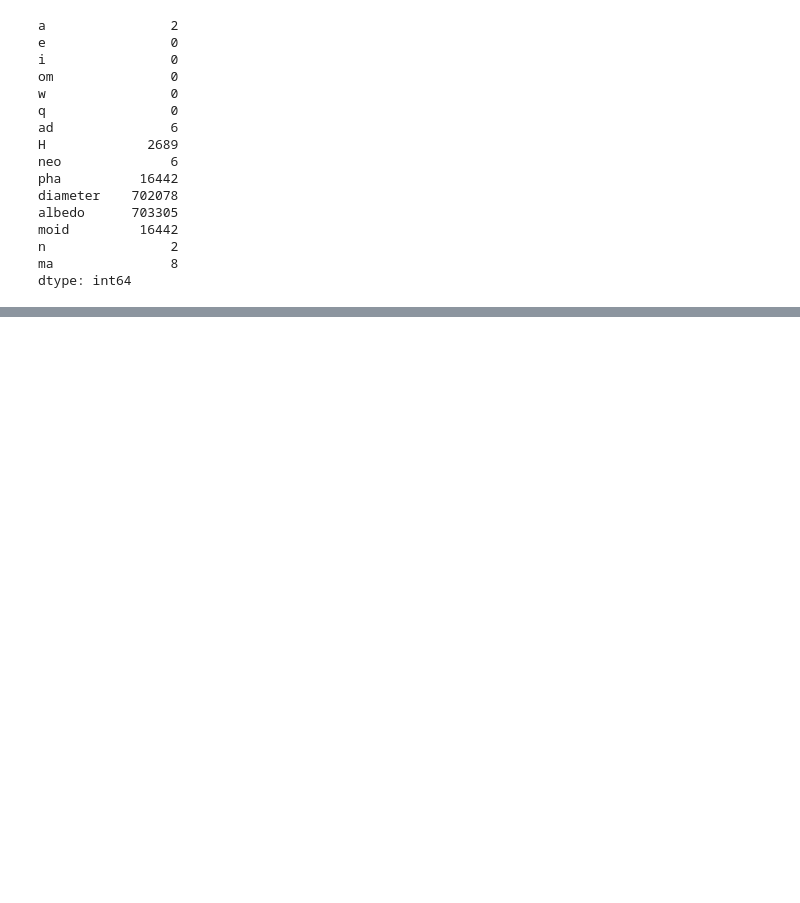
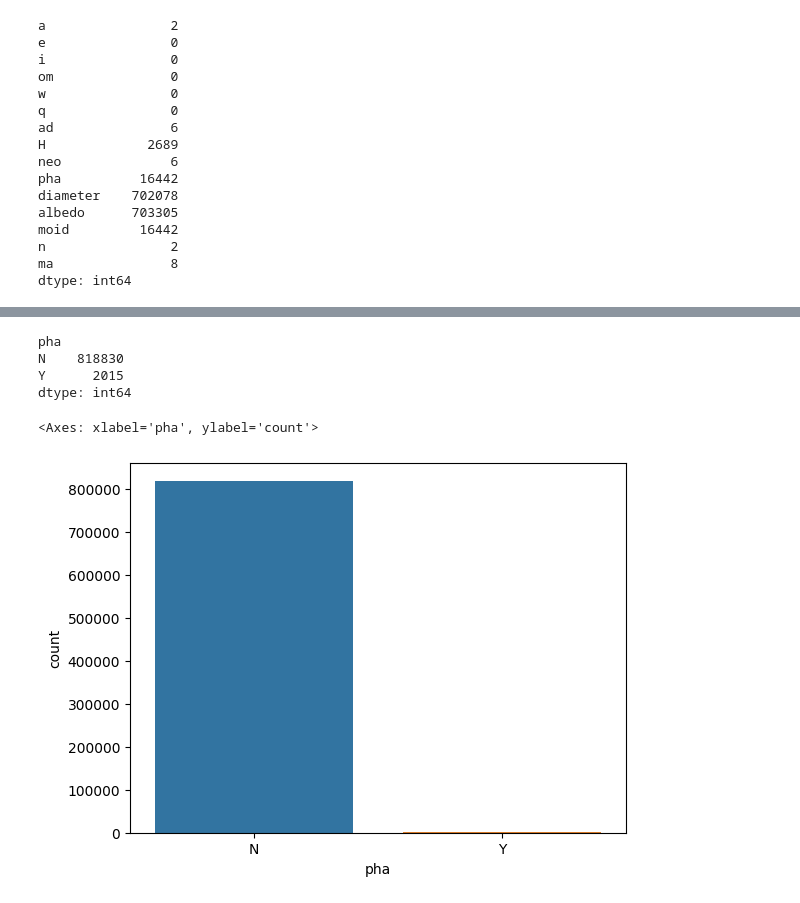
Before and after one commit to AndrijaLazic/AsteroidDetectionModel, a Jupyter notebook: Project.ipynb, the cells around one changed output, grey strips where cells are left out. Saved outputs shown, nothing was run; the diff lists cells and outputs as text; code cells hidden in the pictures; blank space fills up the shorter version.

Commit message:
Started work on data visualisation

```diff
--- a/Project.ipynb
+++ b/Project.ipynb
@@ -225,0 +262,12 @@ dataframe.info()
+# %%
+#We notice that all variables are stored as strings, and therefore, we need to transform them before we proceed with the work.
+#Transformation from string to numeric variables
+
+dataframe[dataframe.columns[0:8]] = dataframe[dataframe.columns[0:8]].astype(float)
+dataframe[dataframe.columns[10:14]] = dataframe[dataframe.columns[10:14]].astype(float)
+
+#Transformation from string to categorical variables
+dataframe["pha"] = dataframe["pha"].astype("category")
+dataframe["neo"] = dataframe["neo"].astype("category")
+
+dataframe.info()
@@ -225,0 +295,14 @@ dataframe.info()
+# %%
+#https://scikit-learn.org/stable/modules/outlier_detection.html
+#Since the ratio of positive to negative values for 'pha' is very large, we must exercise caution when removing outliers for positive values, as it can negatively impact the model.
+#We will address this issue using the imbalanced-learn library, which we will utilize when splitting the data into training and test sets.
+
+print(dataframe.groupby(['pha']).size())
+sns.countplot(x='pha', data=dataframe)
+# %% [output]
+pha
+N    818830
+Y      2015
+dtype: int64
+<Axes: xlabel='pha', ylabel='count'>
+[figure, added]
```
Also changed, not shown: parts of 7 cells of this notebook, 1 other file.
